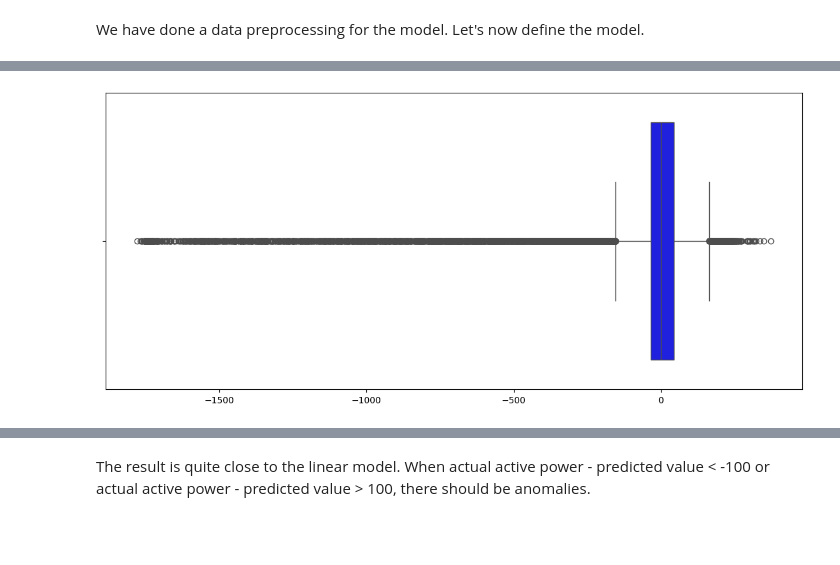
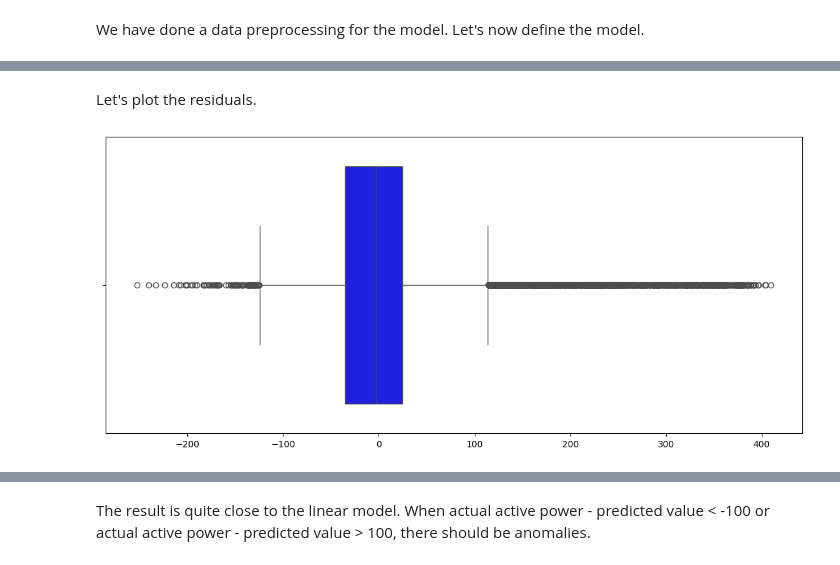
Before and after one commit to thuongtuandang/energy_anomaly_detection, a Jupyter notebook: autoencoders.ipynb, the cells around one changed output, grey strips where cells are left out. Cells and saved outputs as stored; diff of their text form; code cells hidden in the pictures; blank space fills up the shorter version.

Commit message:
change to keras

```diff
--- a/autoencoders.ipynb
+++ b/autoencoders.ipynb
@@ -161,0 +83,28 @@ plt.show()
+# %%
+import tensorflow as tf
+from tensorflow import keras
+class Autoencoder(keras.Model):
+  def __init__(self, input_dim):
+    super(Autoencoder, self).__init__()
+    self.encoder = keras.Sequential([
+      keras.layers.Dense(4, activation='relu',input_shape=(input_dim,)),
+    ])
+    self.decoder = keras.Sequential([
+      keras.layers.Dense(8, activation='relu'),
+      keras.layers.Dense(input_dim),
+    ])
+
+  def call(self, x):
+    code = self.encoder(x)
+    r = self.decoder(code)
+    return r
+# %%
+input_dim = X_train.shape[1]
+
+model = Autoencoder(input_dim)
+optimizer = keras.optimizers.Adam()
+loss_fn = keras.losses.MeanSquaredError()
+model.compile(optimizer, loss_fn)
+# %%
+# Traing the model
+model.fit(x = tf.convert_to_tensor(X_train), y = tf.convert_to_tensor(X_train)  , batch_size=64, epochs=3)
@@ -161,0 +140,3 @@ plt.show()
+# %%
+X_train_tf = tf.convert_to_tensor(X_train)
+y_train_predict = model.predict(X_train_tf)
@@ -209,9 +162,12 @@ residuals.shape
+# %% [markdown]
+Let's plot the residuals.
 # %%
+train_residuals = y_train_predict[:, 0] - X_train[:, 0]
 plt.figure(figsize=(14,6))
 sns.boxplot(
-    x = residuals,
+    x = train_residuals,
     color = 'b'
 )
 plt.show()
 # %% [output]
-[figure, old version]
+[figure, new version]
```
Also changed, not shown: parts of 22 cells of this notebook, 3 other files.
